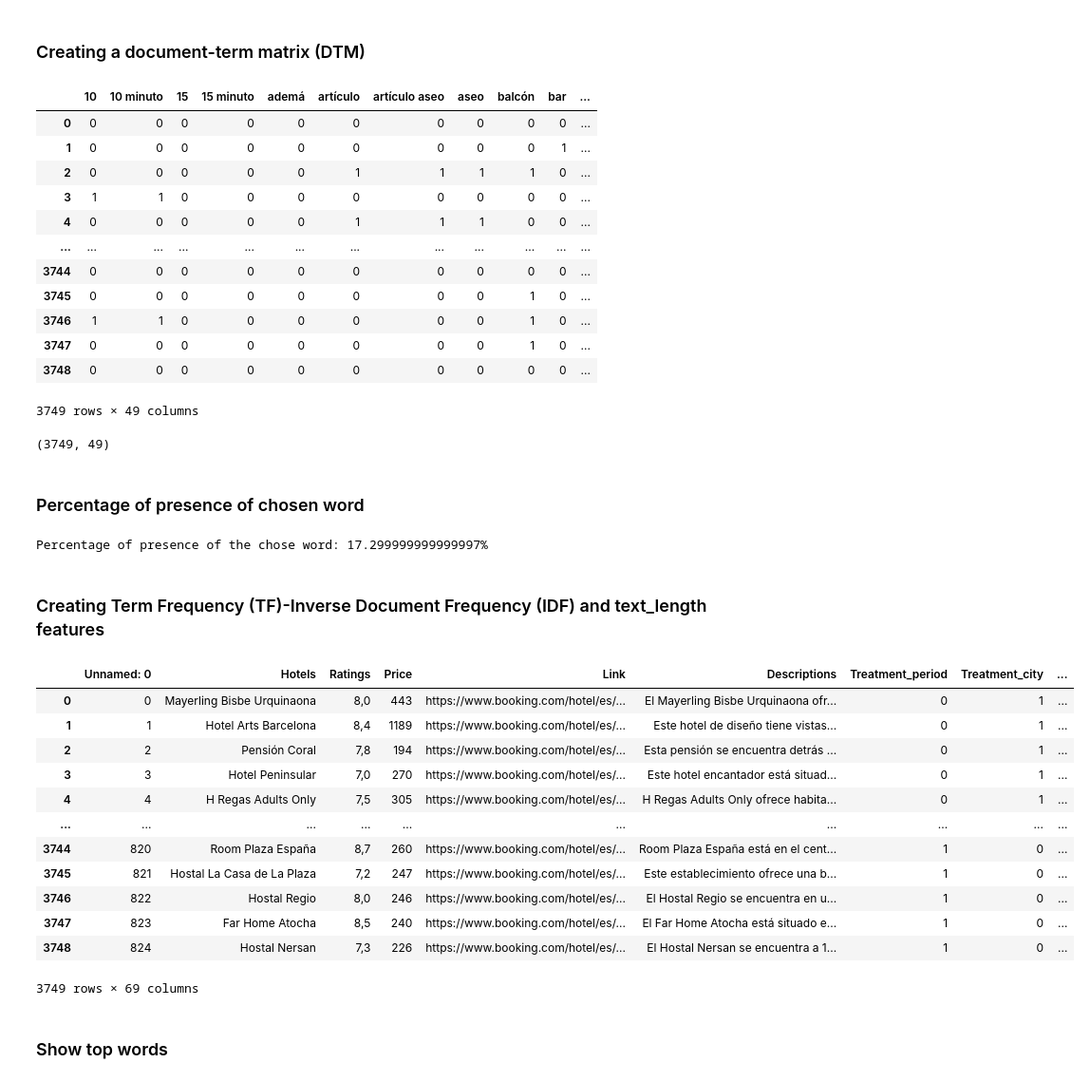
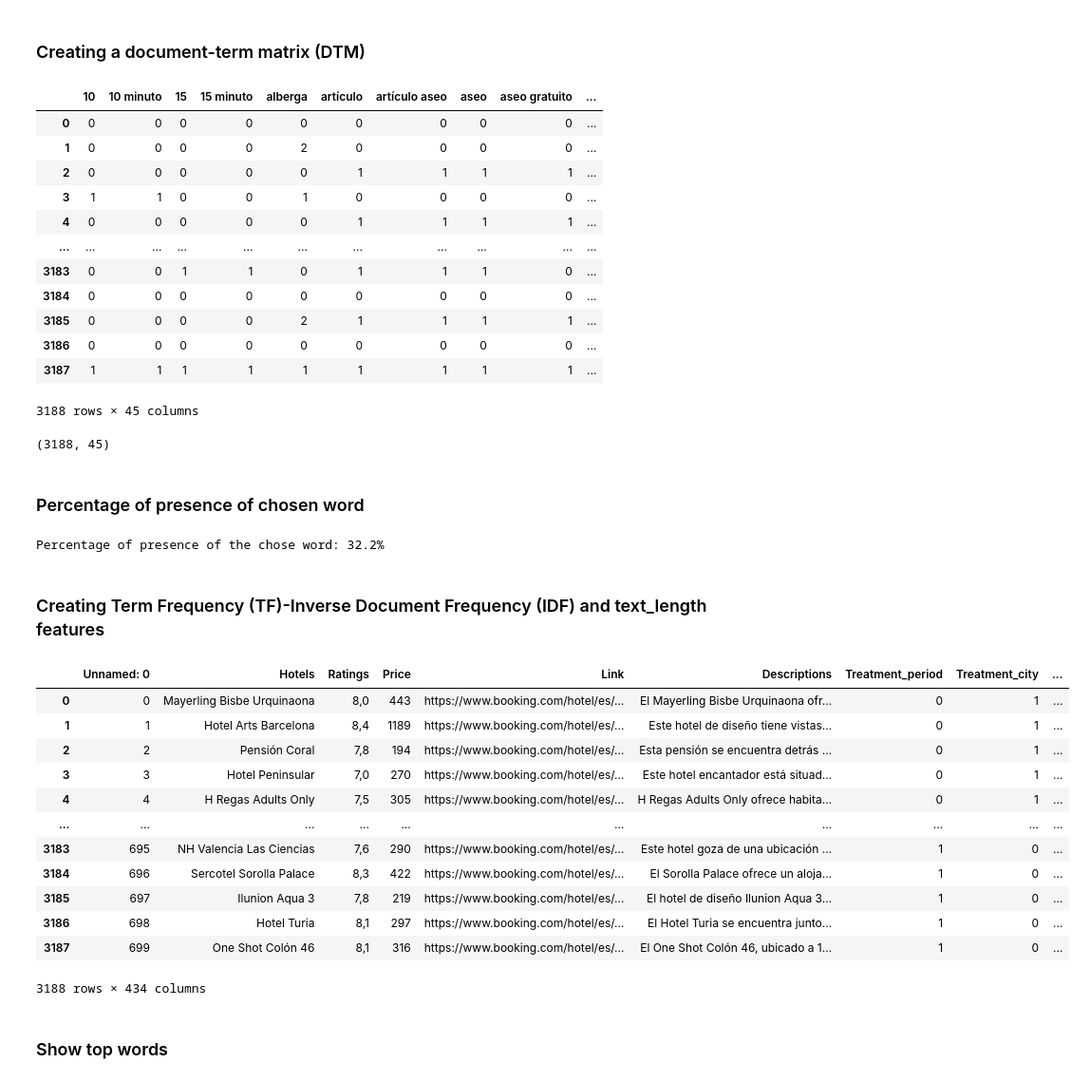
Before and after one commit to mtbrr26/Webscrapping_Booking.Com, a Jupyter notebook: regression_and_nlp_nb.ipynb, the cells around one changed output. Shown at 95% size. Drawn from its saved outputs; the diff is of its cells as text; code cells hidden in the pictures.

```diff
--- a/regression_and_nlp_nb.ipynb
+++ b/regression_and_nlp_nb.ipynb
@@ -59,8 +59,8 @@ warnings.filterwarnings("ignore", category=FutureWarning, module="pandas")
 # %%
 barcelona_p1 = pd.DataFrame(pd.read_csv('./Barcelona_Data_06-08.csv'))
 barcelona_p2 = pd.DataFrame(pd.read_csv('./Barcelona_Data_13-15_06.csv'))
-control_p1 = pd.DataFrame(pd.read_csv('./Madrid_Data_06-08.csv'))
-control_p2 = pd.DataFrame(pd.read_csv('./Madrid_Data_13-15_06.csv'))
+control_p1 = pd.DataFrame(pd.read_csv('./Valencia_06-08.csv'))
+control_p2 = pd.DataFrame(pd.read_csv('./Valencia_13-15.csv'))
 # %% [markdown]
 ### Dummy variables
 # %%
@@ -297,62 +297,62 @@ dtm_df = pd.DataFrame(X.toarray(), columns=vectorizer.get_feature_names_out())
 display(dtm_df)
 dtm_df.shape
 # %% [output]
-|  | 10 | 10 minuto | 15 | 15 minuto | ademá | artículo | artículo aseo | aseo | balcón | bar | ... |
-| 0 | 0 | 0 | 0 | 0 | 0 | 0 | 0 | 0 | 0 | 0 | ... |
-| 1 | 0 | 0 | 0 | 0 | 0 | 0 | 0 | 0 | 0 | 1 | ... |
-| 2 | 0 | 0 | 0 | 0 | 0 | 1 | 1 | 1 | 1 | 0 | ... |
-| 3 | 1 | 1 | 0 | 0 | 0 | 0 | 0 | 0 | 0 | 0 | ... |
-| 4 | 0 | 0 | 0 | 0 | 0 | 1 | 1 | 1 | 0 | 0 | ... |
-| ... | ... | ... | ... | ... | ... | ... | ... | ... | ... | ... | ... |
-| 3744 | 0 | 0 | 0 | 0 | 0 | 0 | 0 | 0 | 0 | 0 | ... |
-| 3745 | 0 | 0 | 0 | 0 | 0 | 0 | 0 | 0 | 1 | 0 | ... |
-| 3746 | 1 | 1 | 0 | 0 | 0 | 0 | 0 | 0 | 1 | 0 | ... |
-| 3747 | 0 | 0 | 0 | 0 | 0 | 0 | 0 | 0 | 1 | 0 | ... |
-| 3748 | 0 | 0 | 0 | 0 | 0 | 0 | 0 | 0 | 0 | 0 | ... |
+|  | 10 | 10 minuto | 15 | 15 minuto | alberga | artículo | artículo aseo | aseo | aseo gratuito | ... |
+| 0 | 0 | 0 | 0 | 0 | 0 | 0 | 0 | 0 | 0 | ... |
+| 1 | 0 | 0 | 0 | 0 | 2 | 0 | 0 | 0 | 0 | ... |
+| 2 | 0 | 0 | 0 | 0 | 0 | 1 | 1 | 1 | 1 | ... |
+| 3 | 1 | 1 | 0 | 0 | 1 | 0 | 0 | 0 | 0 | ... |
+| 4 | 0 | 0 | 0 | 0 | 0 | 1 | 1 | 1 | 1 | ... |
+| ... | ... | ... | ... | ... | ... | ... | ... | ... | ... | ... |
+| 3183 | 0 | 0 | 1 | 1 | 0 | 1 | 1 | 1 | 0 | ... |
+| 3184 | 0 | 0 | 0 | 0 | 0 | 0 | 0 | 0 | 0 | ... |
+| 3185 | 0 | 0 | 0 | 0 | 2 | 1 | 1 | 1 | 1 | ... |
+| 3186 | 0 | 0 | 0 | 0 | 0 | 0 | 0 | 0 | 0 | ... |
+| 3187 | 1 | 1 | 1 | 1 | 1 | 1 | 1 | 1 | 1 | ... |
-3749 rows × 49 columns
+3188 rows × 45 columns
-(3749, 49)
+(3188, 45)
 # %% [markdown]
 ### Percentage of presence of chosen word
 # %%
-chosen_word = 'aeropuerto adolfo'
+chosen_word = 'desayuno'
 print(f"Percentage of presence of the chose word: {round((dtm_df[chosen_word].sum()/dtm_df.shape[0]),3)*100}%")
 # %% [output]
-Percentage of presence of the chose word: 17.299999999999997%
+Percentage of presence of the chose word: 32.2%
 # %% [markdown]
 ### Creating Term Frequency (TF)-Inverse Document Frequency (IDF) and text_length features
 # %%
 # Create TF-IDF vectorizer
-tfidf_vectorizer = TfidfVectorizer(ngram_range=(1, 2), min_df=0.19, max_df=0.30)
+tfidf_vectorizer = TfidfVectorizer(ngram_range=(1, 2), min_df=0.05, max_df=0.30)
 X_tfidf = tfidf_vectorizer.fit_transform(df['processed_text'])
 
 # Convert TF-IDF to DataFrame
 tfidf_df = pd.DataFrame(X_tfidf.toarray(), columns=tfidf_vectorizer.get_feature_names_out())
 
 # Reset index of the original DataFrame to avoid duplicate indices
 df = df.reset_index(drop=True)
 
 # Add length feature
 tfidf_df['text_length'] = df['processed_text'].apply(len)
 
 # Concatenate the TF-IDF features and length with your original DataFrame
 final_df = pd.concat([df, tfidf_df], axis=1)
 
 # Display the final DataFrame
 display(final_df)
 # %% [output]
 |  | Unnamed: 0 | Hotels | Ratings | Price | Link | Descriptions | Treatment_period | Treatment_city | ... |
 | 0 | 0 | Mayerling Bisbe Urquinaona | 8,0 | 443 | https://www.booking.com/hotel/es/... | El Mayerling Bisbe Urquinaona ofr... | 0 | 1 | ... |
 | 1 | 1 | Hotel Arts Barcelona | 8,4 | 1189 | https://www.booking.com/hotel/es/... | Este hotel de diseño tiene vistas... | 0 | 1 | ... |
 | 2 | 2 | Pensión Coral | 7,8 | 194 | https://www.booking.com/hotel/es/... | Esta pensión se encuentra detrás ... | 0 | 1 | ... |
 | 3 | 3 | Hotel Peninsular | 7,0 | 270 | https://www.booking.com/hotel/es/... | Este hotel encantador está situad... | 0 | 1 | ... |
 | 4 | 4 | H Regas Adults Only | 7,5 | 305 | https://www.booking.com/hotel/es/... | H Regas Adults Only ofrece habita... | 0 | 1 | ... |
 | ... | ... | ... | ... | ... | ... | ... | ... | ... | ... |
-| 3744 | 820 | Room Plaza España | 8,7 | 260 | https://www.booking.com/hotel/es/... | Room Plaza España está en el cent... | 1 | 0 | ... |
-| 3745 | 821 | Hostal La Casa de La Plaza | 7,2 | 247 | https://www.booking.com/hotel/es/... | Este establecimiento ofrece una b... | 1 | 0 | ... |
-| 3746 | 822 | Hostal Regio | 8,0 | 246 | https://www.booking.com/hotel/es/... | El Hostal Regio se encuentra en u... | 1 | 0 | ... |
-| 3747 | 823 | Far Home Atocha | 8,5 | 240 | https://www.booking.com/hotel/es/... | El Far Home Atocha está situado e... | 1 | 0 | ... |
-| 3748 | 824 | Hostal Nersan | 7,3 | 226 | https://www.booking.com/hotel/es/... | El Hostal Nersan se encuentra a 1... | 1 | 0 | ... |
+| 3183 | 695 | NH Valencia Las Ciencias | 7,6 | 290 | https://www.booking.com/hotel/es/... | Este hotel goza de una ubicación ... | 1 | 0 | ... |
+| 3184 | 696 | Sercotel Sorolla Palace | 8,3 | 422 | https://www.booking.com/hotel/es/... | El Sorolla Palace ofrece un aloja... | 1 | 0 | ... |
+| 3185 | 697 | Ilunion Aqua 3 | 7,8 | 219 | https://www.booking.com/hotel/es/... | El hotel de diseño Ilunion Aqua 3... | 1 | 0 | ... |
+| 3186 | 698 | Hotel Turia | 8,1 | 297 | https://www.booking.com/hotel/es/... | El Hotel Turia se encuentra junto... | 1 | 0 | ... |
+| 3187 | 699 | One Shot Colón 46 | 8,1 | 316 | https://www.booking.com/hotel/es/... | El One Shot Colón 46, ubicado a 1... | 1 | 0 | ... |
-3749 rows × 69 columns
+3188 rows × 434 columns
 # %% [markdown]
 ### Show top words
 # %%
```
Also changed, not shown: parts of 10 cells of this notebook, 3 other files.
